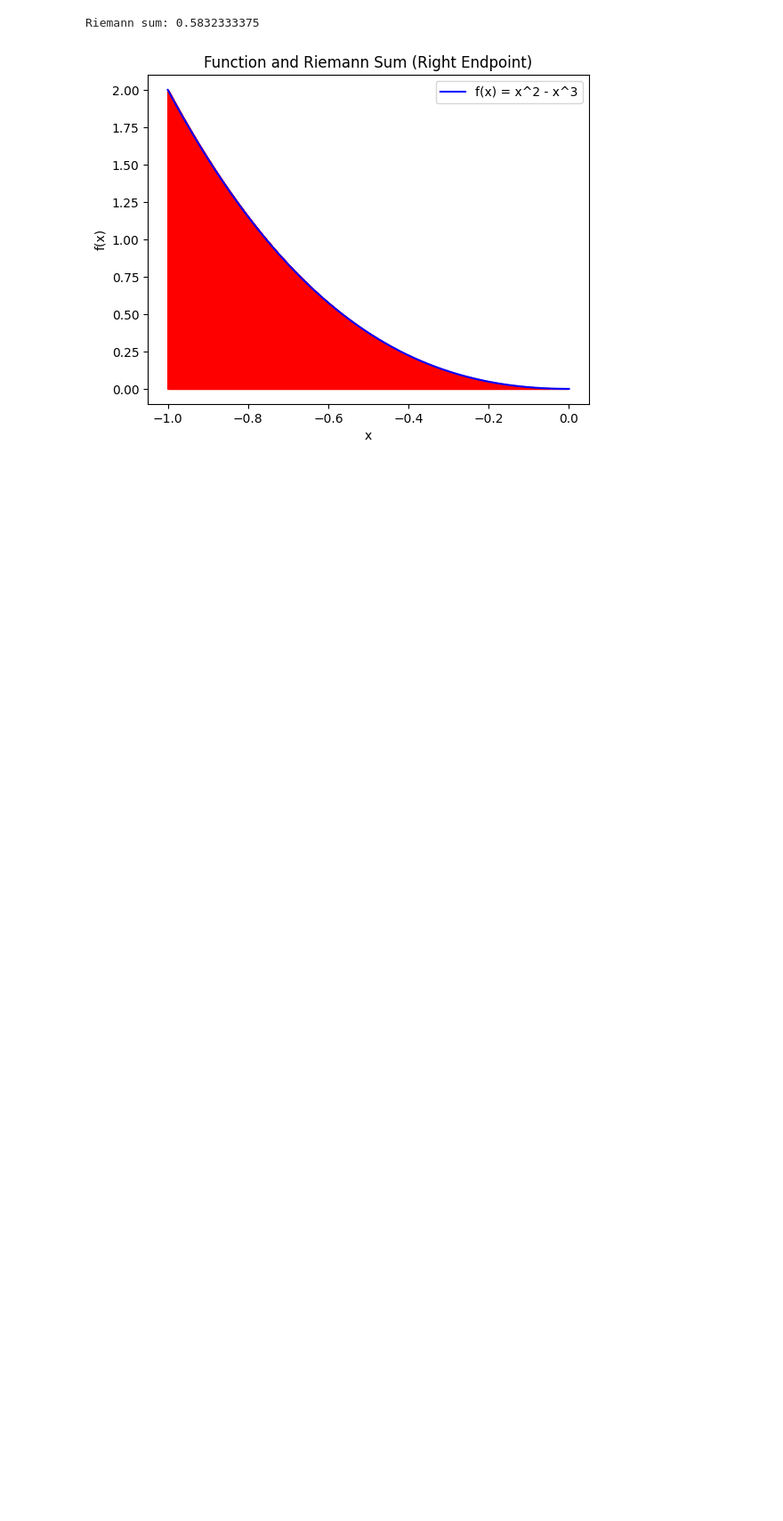
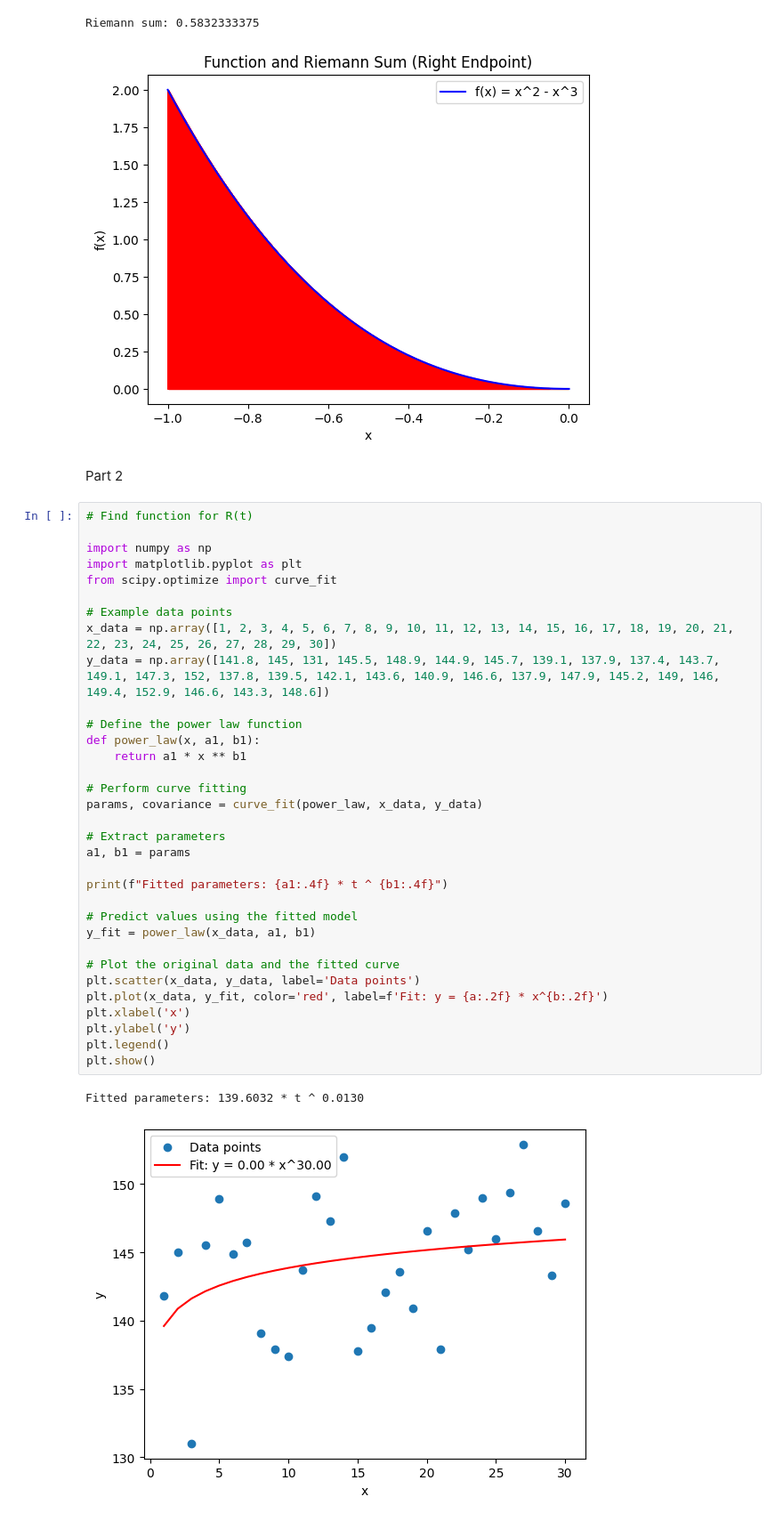
Before and after one commit to TaterTotMan64/CST-305, a Jupyter notebook: Project 8/Project 8 – Numerical Integration.ipynb, the cells around one changed output. Shown: that part at 89% size. Drawn from its saved outputs; the diff is of its cells as text; blank space fills up the shorter version.

```diff
--- a/Project 8/Project 8 – Numerical Integration.ipynb
+++ b/Project 8/Project 8 – Numerical Integration.ipynb
@@ -194,3 +194,41 @@ plt.show()
 # %% [output]
 Riemann sum: 0.5832333375
 [figure]
+# %% [markdown]
+Part 2
+# %%
+# Find function for R(t)
+
+import numpy as np
+import matplotlib.pyplot as plt
+from scipy.optimize import curve_fit
+
+# Example data points
+x_data = np.array([1, 2, 3, 4, 5, 6, 7, 8, 9, 10, 11, 12, 13, 14, 15, 16, 17, 18, 19, 20, 21, 22, 23, 24, 25, 26, 27, 28, 29, 30])
+y_data = np.array([141.8, 145, 131, 145.5, 148.9, 144.9, 145.7, 139.1, 137.9, 137.4, 143.7, 149.1, 147.3, 152, 137.8, 139.5, 142.1, 143.6, 140.9, 146.6, 137.9, 147.9, 145.2, 149, 146, 149.4, 152.9, 146.6, 143.3, 148.6])
+
+# Define the power law function
+def power_law(x, a1, b1):
+    return a1 * x ** b1
+
+# Perform curve fitting
+params, covariance = curve_fit(power_law, x_data, y_data)
+
+# Extract parameters
+a1, b1 = params
+
+print(f"Fitted parameters: {a1:.4f} * t ^ {b1:.4f}")
+
+# Predict values using the fitted model
+y_fit = power_law(x_data, a1, b1)
+
+# Plot the original data and the fitted curve
+plt.scatter(x_data, y_data, label='Data points')
+plt.plot(x_data, y_fit, color='red', label=f'Fit: y = {a:.2f} * x^{b:.2f}')
+plt.xlabel('x')
+plt.ylabel('y')
+plt.legend()
+plt.show()
+# %% [output]
+Fitted parameters: 139.6032 * t ^ 0.0130
+[figure, added]
```
Also changed, not shown: parts of 1 cell of this notebook.
